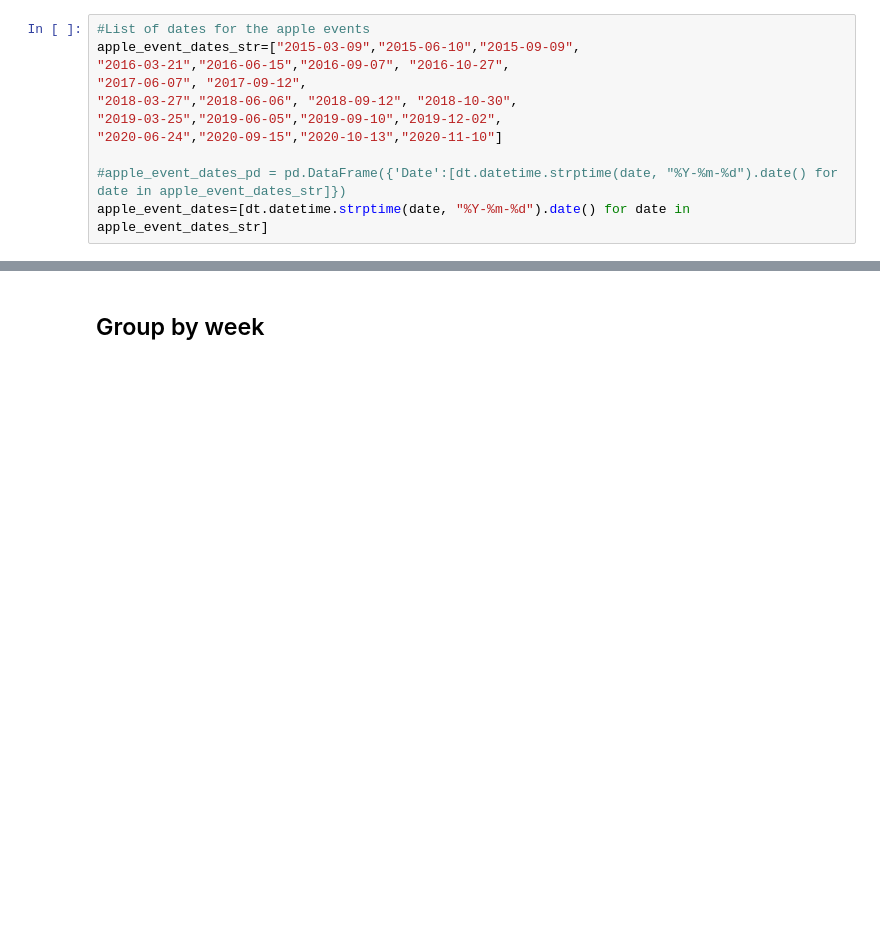
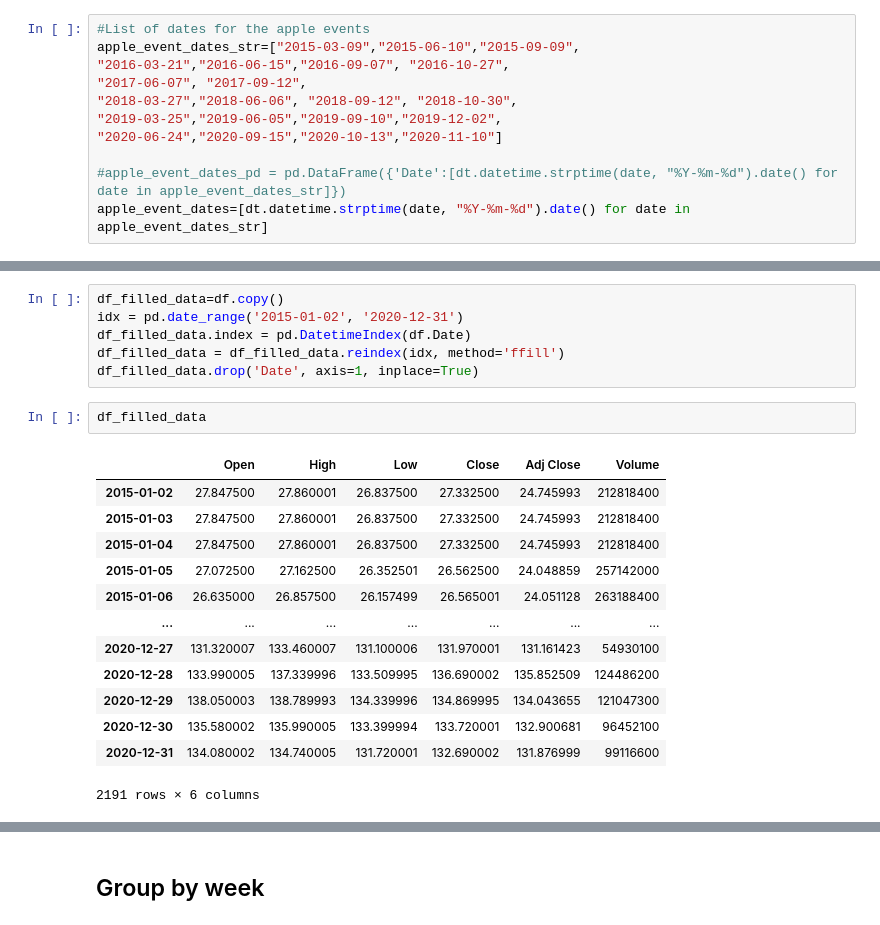
Before and after one commit to epfl-ada/ada-2021-project-club6analysis, a Jupyter notebook: Apple_exploratory_analysis.ipynb, the cells around one changed output, grey strips where cells are left out. Cells and saved outputs as stored; diff of their text form; blank space fills up the shorter version.

```diff
--- a/Apple_exploratory_analysis.ipynb
+++ b/Apple_exploratory_analysis.ipynb
@@ -29,3 +47,25 @@ ap=df[df.index.isin(apple_event_dates_str)]
+# %%
+df_filled_data=df.copy()
+idx = pd.date_range('2015-01-02', '2020-12-31')
+df_filled_data.index = pd.DatetimeIndex(df.Date)
+df_filled_data = df_filled_data.reindex(idx, method='ffill')
+df_filled_data.drop('Date', axis=1, inplace=True)
+# %%
+df_filled_data
+# %% [output]
+|  | Open | High | Low | Close | Adj Close | Volume |
+| 2015-01-02 | 27.847500 | 27.860001 | 26.837500 | 27.332500 | 24.745993 | 212818400 |
+| 2015-01-03 | 27.847500 | 27.860001 | 26.837500 | 27.332500 | 24.745993 | 212818400 |
+| 2015-01-04 | 27.847500 | 27.860001 | 26.837500 | 27.332500 | 24.745993 | 212818400 |
+| 2015-01-05 | 27.072500 | 27.162500 | 26.352501 | 26.562500 | 24.048859 | 257142000 |
+| 2015-01-06 | 26.635000 | 26.857500 | 26.157499 | 26.565001 | 24.051128 | 263188400 |
+| ... | ... | ... | ... | ... | ... | ... |
+| 2020-12-27 | 131.320007 | 133.460007 | 131.100006 | 131.970001 | 131.161423 | 54930100 |
+| 2020-12-28 | 133.990005 | 137.339996 | 133.509995 | 136.690002 | 135.852509 | 124486200 |
+| 2020-12-29 | 138.050003 | 138.789993 | 134.339996 | 134.869995 | 134.043655 | 121047300 |
+| 2020-12-30 | 135.580002 | 135.990005 | 133.399994 | 133.720001 | 132.900681 | 96452100 |
+| 2020-12-31 | 134.080002 | 134.740005 | 131.720001 | 132.690002 | 131.876999 | 99116600 |
+2191 rows × 6 columns
 # %%
 #Plots the dates after adding the
 fig,ax = plt.subplots(figsize=(18,8))
```
Also changed, not shown: parts of 12 cells of this notebook.
